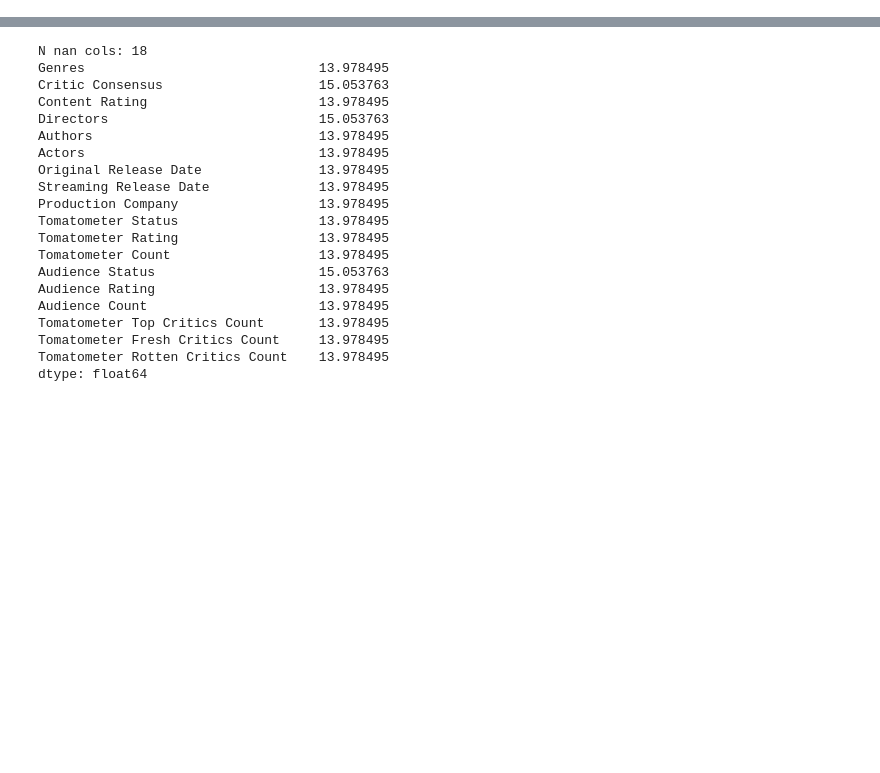
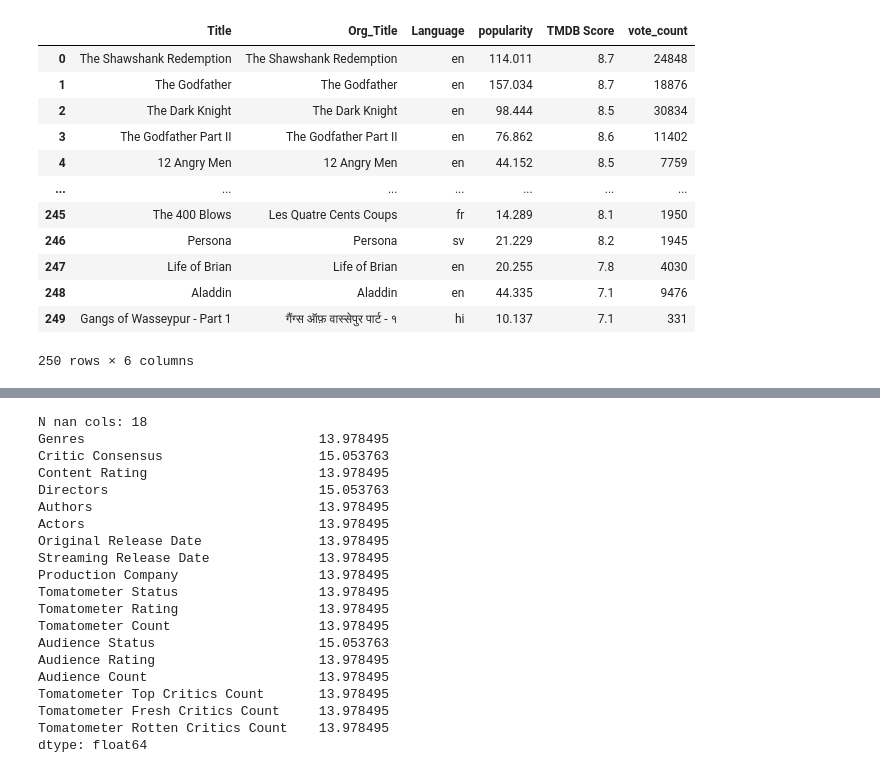
Before and after one commit to LeoBulcsu/ETL_250_Best_Movies, a Jupyter notebook: 03.VisualStudioCode/CSV_cleaning.ipynb, the cells around one changed output, grey strips where cells are left out. Cells and saved outputs as stored; diff of their text form; code cells hidden in the pictures; blank space fills up the shorter version.

```diff
--- a/03.VisualStudioCode/CSV_cleaning.ipynb
+++ b/03.VisualStudioCode/CSV_cleaning.ipynb
@@ -31,0 +160,24 @@ IMDB
+# %%
+TMDB = TMDB.drop('Unnamed: 0', axis = 1)
+# %%
+TMDB = TMDB[['title','original_title','original_language','popularity','vote_average','vote_count']]
+# %%
+TMDB['vote_average'] = TMDB['vote_average'].apply(lambda x: round(x, 1))
+# %%
+TMDB = TMDB.rename(columns={'title':'Title', 'original_title': 'Org_Title', 'original_language': 'Language', 'vote_average':'TMDB Score'})
+# %%
+TMDB
+# %% [output]
+|  | Title | Org_Title | Language | popularity | TMDB Score | vote_count |
+| 0 | The Shawshank Redemption | The Shawshank Redemption | en | 114.011 | 8.7 | 24848 |
+| 1 | The Godfather | The Godfather | en | 157.034 | 8.7 | 18876 |
+| 2 | The Dark Knight | The Dark Knight | en | 98.444 | 8.5 | 30834 |
+| 3 | The Godfather Part II | The Godfather Part II | en | 76.862 | 8.6 | 11402 |
+| 4 | 12 Angry Men | 12 Angry Men | en | 44.152 | 8.5 | 7759 |
+| ... | ... | ... | ... | ... | ... | ... |
+| 245 | The 400 Blows | Les Quatre Cents Coups | fr | 14.289 | 8.1 | 1950 |
+| 246 | Persona | Persona | sv | 21.229 | 8.2 | 1945 |
+| 247 | Life of Brian | Life of Brian | en | 20.255 | 7.8 | 4030 |
+| 248 | Aladdin | Aladdin | en | 44.335 | 7.1 | 9476 |
+| 249 | Gangs of Wasseypur - Part 1 | गैंग्स ऑफ़ वास्सेपुर पार्ट - १ | hi | 10.137 | 7.1 | 331 |
+250 rows × 6 columns
```
Also changed, not shown: parts of 38 cells of this notebook, 3 other files.
